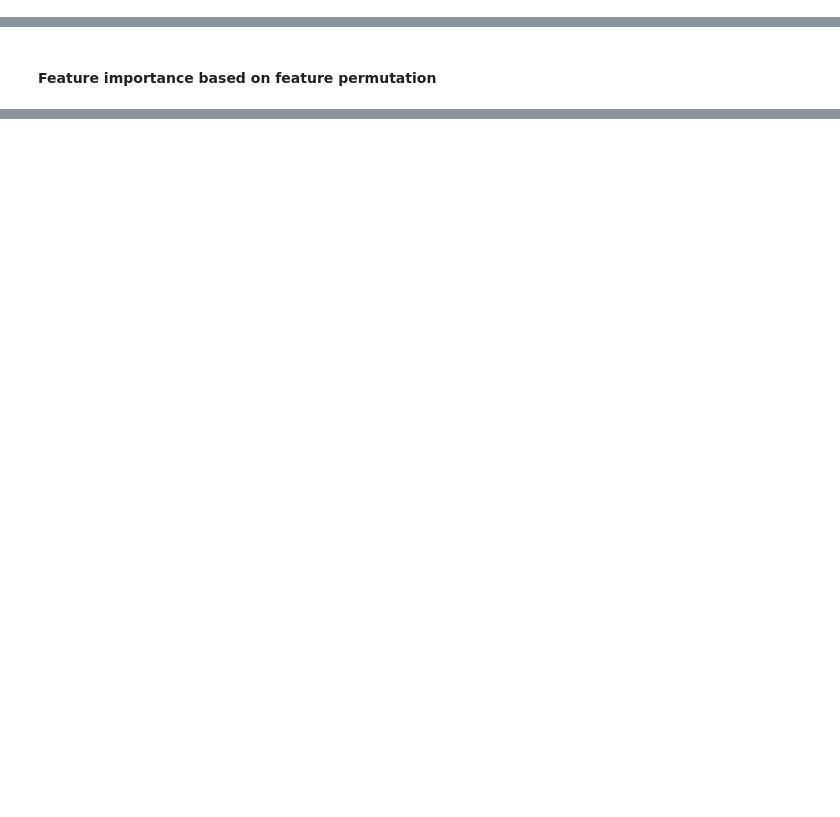
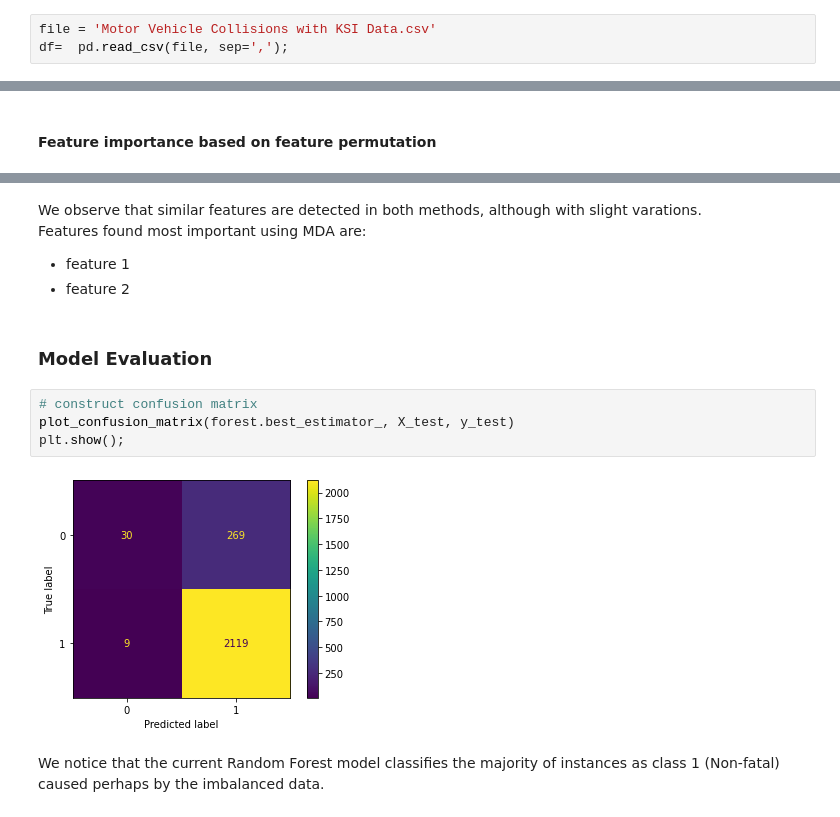
Before and after one commit to ElviraKonovalov/road-collisions, a Jupyter notebook: project_data_model.ipynb, the cells around one changed output, grey strips where cells are left out. Saved outputs shown, nothing was run; the diff lists cells and outputs as text; blank space fills up the shorter version.

```diff
--- a/project_data_model.ipynb
+++ b/project_data_model.ipynb
@@ -118,6 +122,9 @@ Experimentation with "feature importances" is done in the next section to potent
 # %% [markdown]
 ### DROPPING COLUMNS
 We start by dropping the columns that we deem not pertinent for our model.
+# %%
+file = 'Motor Vehicle Collisions with KSI Data.csv'
+df=  pd.read_csv(file, sep=',');
 # %%
 columns_to_drop = ['_id', 'ACCNUM', 'TIME', 'OFFSET', 'WARDNUM', 'DIVISION', 'ACCLOC', 'FATAL_NO', 'PEDTYPE', 'PEDACT', 'PEDCOND', 'CYCLISTYPE', 'CYCACT', 'CYCCOND', 'POLICE_DIVISION', 'ObjectId', 'geometry','DISTRICT','DRIVACT','DRIVCOND','IMPACTYPE','INJURY','NEIGHBOURHOOD','STREET1', 'STREET2','VEHTYPE','YEAR']
 df = df.drop(columns=columns_to_drop)
@@ -279,0 +362,15 @@ The most influential features in the dataset are calculated using two methods MD
+# %% [markdown]
+We observe that similar features are detected in both methods, although with slight varations.<br>
+Features found most important using MDA are:
+- feature 1
+- feature 2
+# %% [markdown]
+### Model Evaluation
+# %%
+# construct confusion matrix
+plot_confusion_matrix(forest.best_estimator_, X_test, y_test)
+plt.show();
+# %% [output]
+[figure, added]
+# %% [markdown]
+We notice that the current Random Forest model classifies the majority of instances as class 1 (Non-fatal) caused perhaps by the imbalanced data.
```
Also changed, not shown: parts of 67 cells of this notebook.
